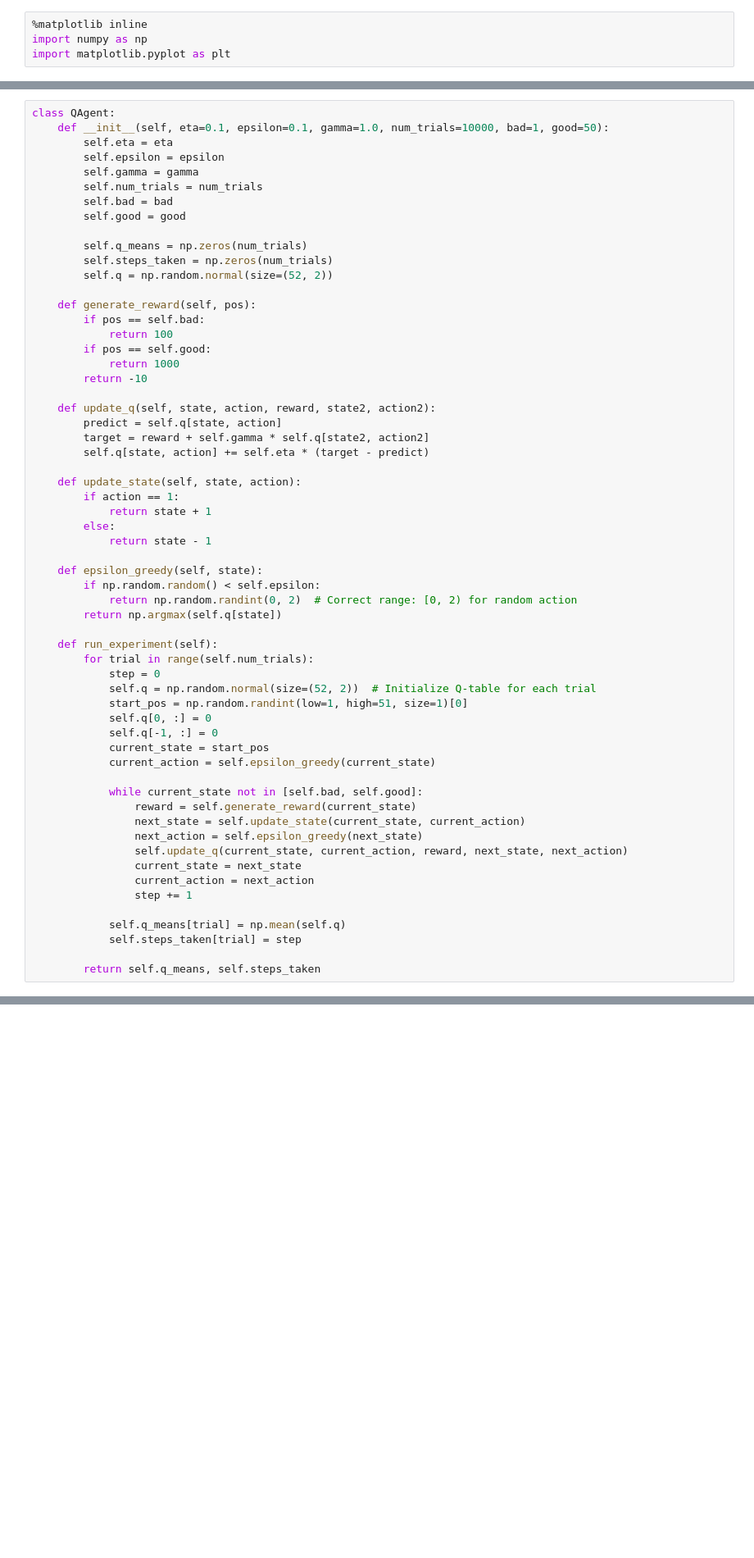
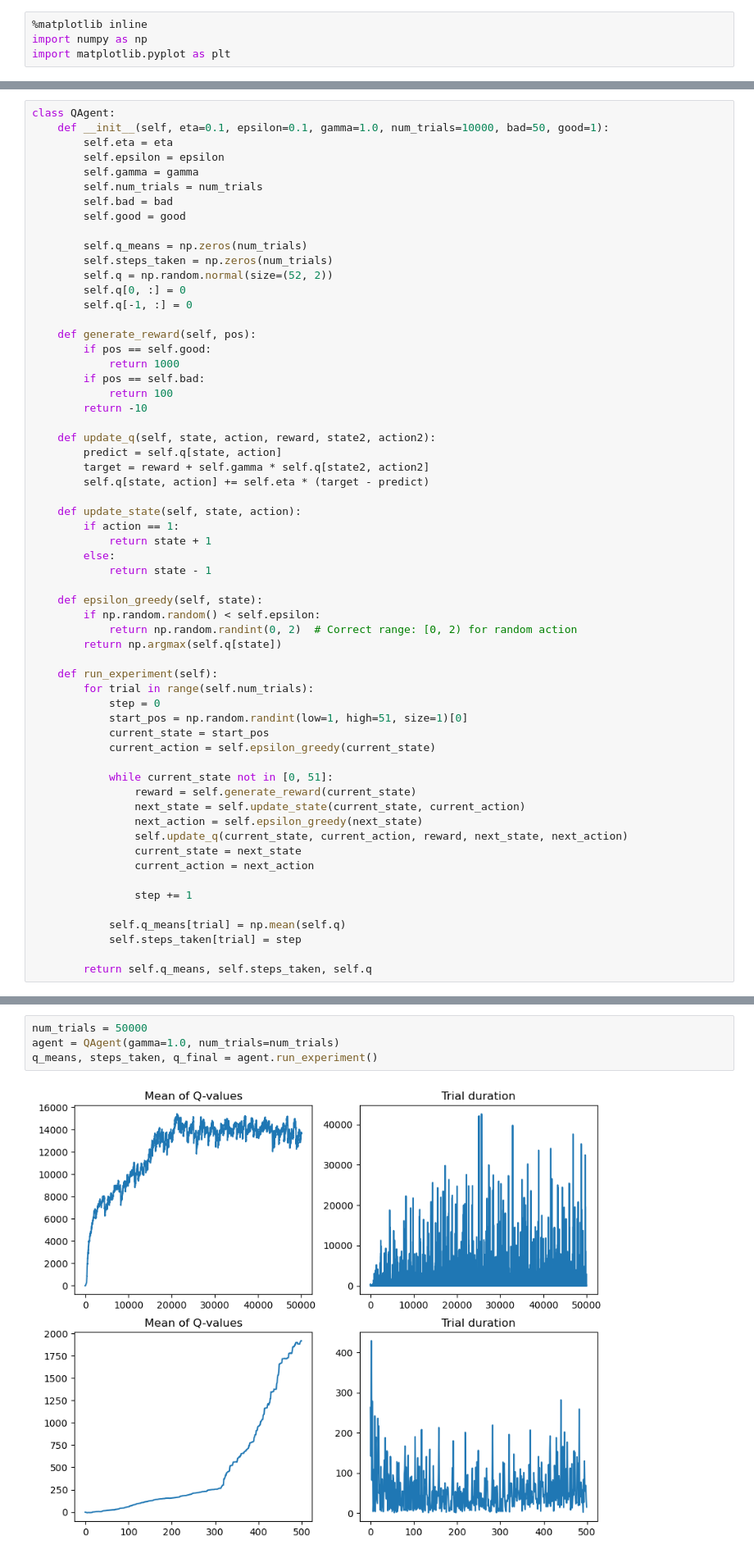
Before and after one commit to lfogarty98/mhbf_pt, a Jupyter notebook: 8-rl-part-II/rl-part-II.ipynb, the cells around one changed output, grey strips where cells are left out. Shown at 82% size. Cells and saved outputs as stored; diff of their text form; blank space fills up the shorter version.

```diff
--- a/8-rl-part-II/rl-part-II.ipynb
+++ b/8-rl-part-II/rl-part-II.ipynb
@@ -86,7 +86,7 @@ with $\eta$ = 0.1. The agent should follow an $\epsilon$-greedy policy with $\ep
 *Hint: Terminal states in this setting require special attention. To ensure that the TD-error can go to zero in the last iteration, you can introduce two additional states at the borders of the environment whose Q-values are always 0.*
 # %%
 class QAgent:
-    def __init__(self, eta=0.1, epsilon=0.1, gamma=1.0, num_trials=10000, bad=1, good=50):
+    def __init__(self, eta=0.1, epsilon=0.1, gamma=1.0, num_trials=10000, bad=50, good=1):
         self.eta = eta
         self.epsilon = epsilon
         self.gamma = gamma
@@ -97,12 +97,14 @@ class QAgent:
         self.q_means = np.zeros(num_trials)
         self.steps_taken = np.zeros(num_trials)
         self.q = np.random.normal(size=(52, 2))
+        self.q[0, :] = 0
+        self.q[-1, :] = 0
 
     def generate_reward(self, pos):
+        if pos == self.good:
+            return 1000
         if pos == self.bad:
             return 100
-        if pos == self.good:
-            return 1000
         return -10
 
     def update_q(self, state, action, reward, state2, action2):
@@ -124,26 +126,24 @@ class QAgent:
     def run_experiment(self):
         for trial in range(self.num_trials):
             step = 0
-            self.q = np.random.normal(size=(52, 2))  # Initialize Q-table for each trial
             start_pos = np.random.randint(low=1, high=51, size=1)[0]
-            self.q[0, :] = 0
-            self.q[-1, :] = 0
             current_state = start_pos
             current_action = self.epsilon_greedy(current_state)
 
-            while current_state not in [self.bad, self.good]:
+            while current_state not in [0, 51]:
                 reward = self.generate_reward(current_state)
                 next_state = self.update_state(current_state, current_action)
                 next_action = self.epsilon_greedy(next_state)
                 self.update_q(current_state, current_action, reward, next_state, next_action)
                 current_state = next_state
                 current_action = next_action
+
                 step += 1
 
             self.q_means[trial] = np.mean(self.q)
             self.steps_taken[trial] = step
 
-        return self.q_means, self.steps_taken
+        return self.q_means, self.steps_taken, self.q
 # %% [markdown]
 ### 1.2 Implement the agent
 
@@ -154,4 +154,10 @@ Start with $\gamma$ = 1. Let the agent learn for 50,000 trials to make sure that
 2. The mean of all Q-values as a function of trial number. This gives you an estimate of when the Q-values have converged.
 
 Generate the same plot again but this time zoom in into the first 500 trials.
+# %%
+num_trials = 50000
+agent = QAgent(gamma=1.0, num_trials=num_trials)
+q_means, steps_taken, q_final = agent.run_experiment()
+# %% [output]
+[figure, added]
 # %%
```
Also changed, not shown: parts of 3 cells of this notebook.
